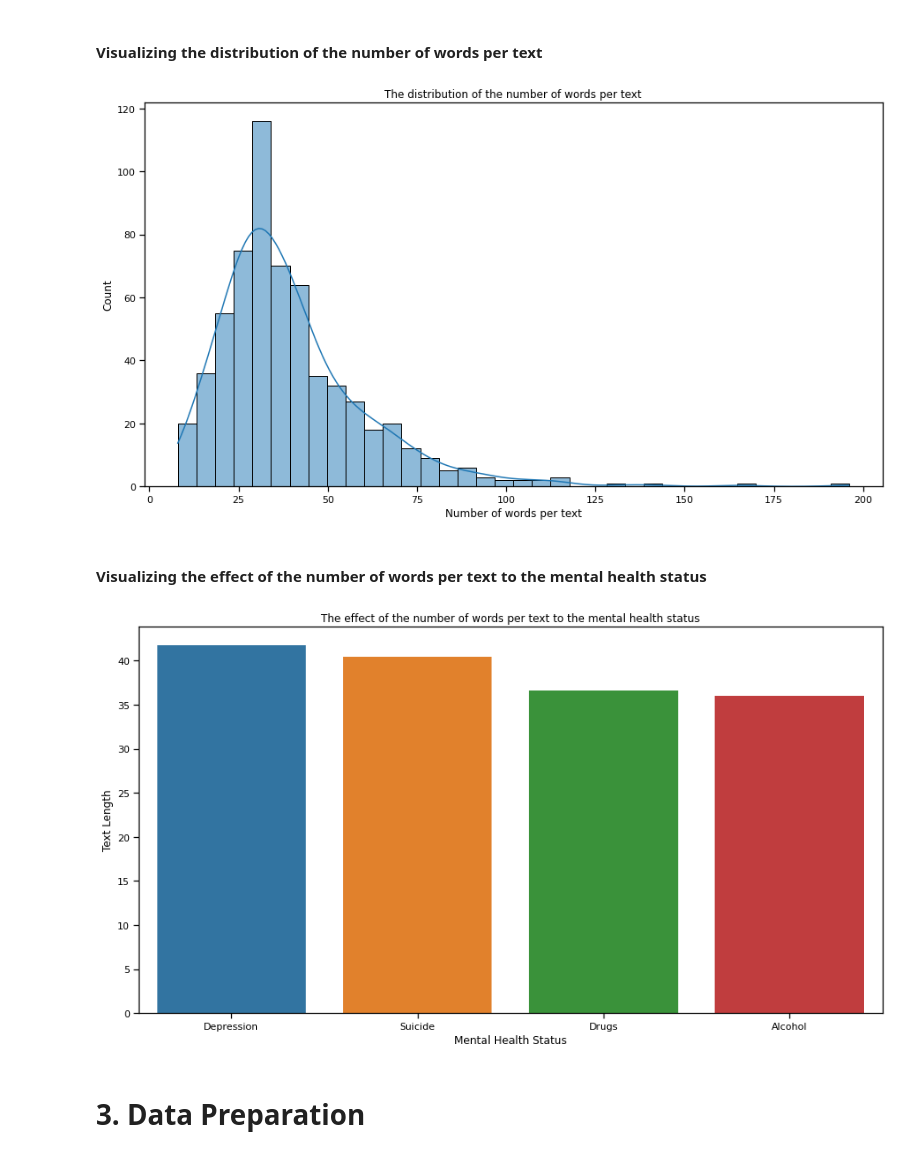
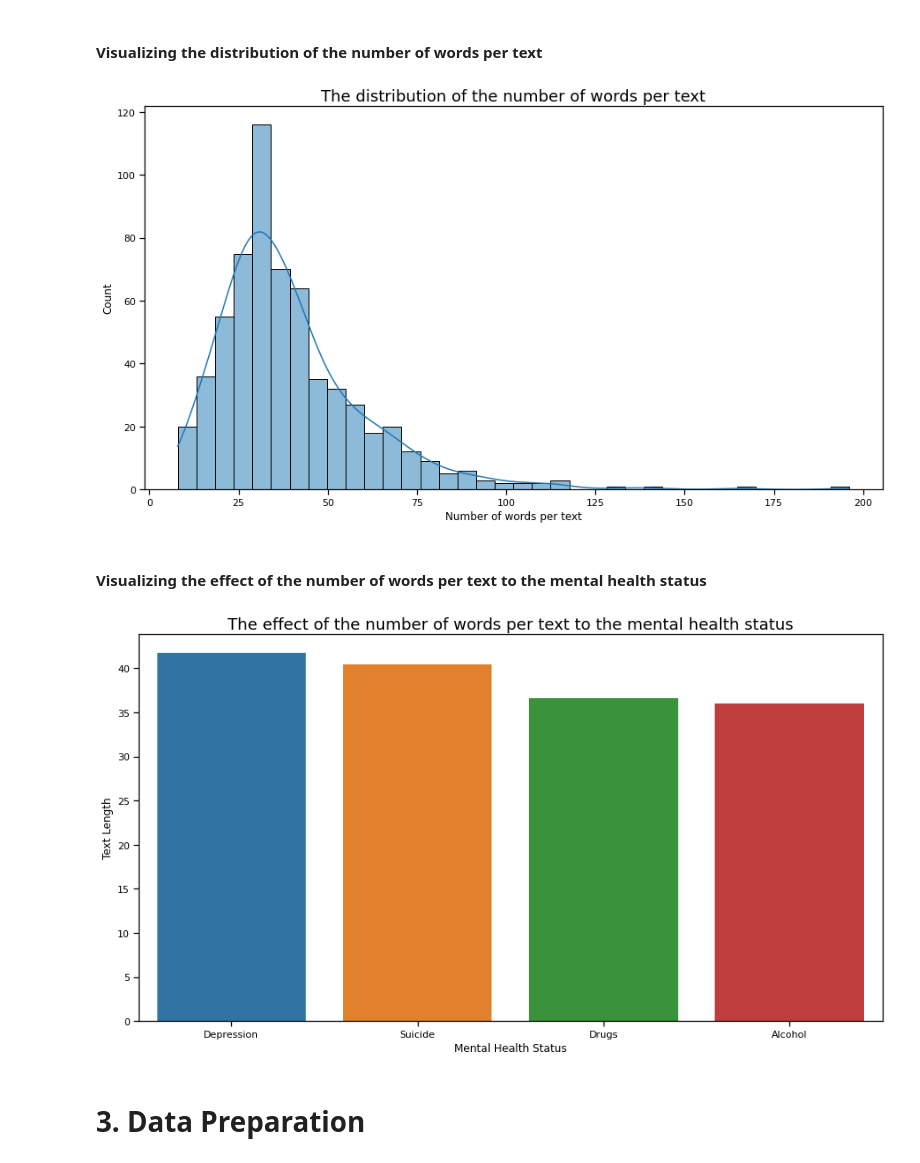
Before and after one commit to FridahKimathi/Mental-Health-Prediction-for-Kenyan-university-students, a Jupyter notebook: index.ipynb, the cells around one changed output. Drawn from its saved outputs; the diff is of its cells as text; code cells hidden in the pictures.

```diff
--- a/index.ipynb
+++ b/index.ipynb
@@ -168,28 +188,28 @@ fig, ax = plt.subplots(figsize=(15,8))
 sns.histplot(train_df['length'],ax=ax, kde=True)
 ax.set_ylabel("Count")
 ax.set_xlabel("Number of words per text")
-ax.set_title("The distribution of the number of words per text");
+ax.set_title("The distribution of the number of words per text", fontsize = 18);
 
 # Observations:
     # The average text length lies between 25 and 40 words
 # %% [output]
-[figure, old version]
+[figure, new version]
 # %% [markdown]
  #### **Visualizing the effect of the number of words per text to the mental health status**
 # %%
 avg_text_length = train_df.groupby("label").mean().sort_values(by='length', ascending=False)
 
 fig, ax = plt.subplots(figsize=(15,8))
 sns.barplot(x=avg_text_length.index,y=avg_text_length.length, ax=ax)
 ax.set_ylabel("Text Length")
 ax.set_xlabel("Mental Health Status")
-ax.set_title("The effect of the number of words per text to the mental health status");
+ax.set_title("The effect of the number of words per text to the mental health status", fontsize = 18);
 
 # Observations:
     #Depression has the highest number of words per text on average followed closely by Suicide.
     # Alcohol and drugs have almost the same number of words per text which makes sense since alcohol is also a type of a drug.
 # %% [output]
-[figure, old version]
+[figure, new version]
 # %% [markdown]
 # **3. Data Preparation**
 # %% [markdown]
```
Also changed, not shown: parts of 19 cells of this notebook, 5 other files.
